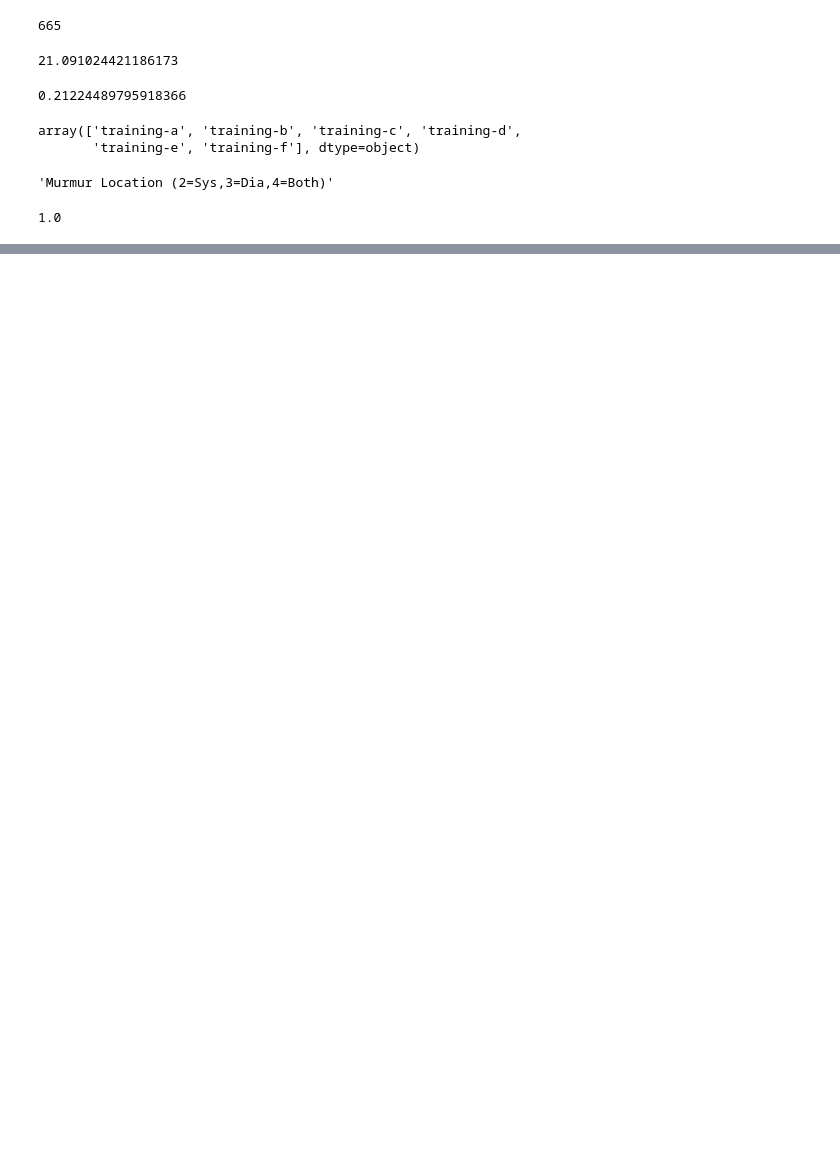
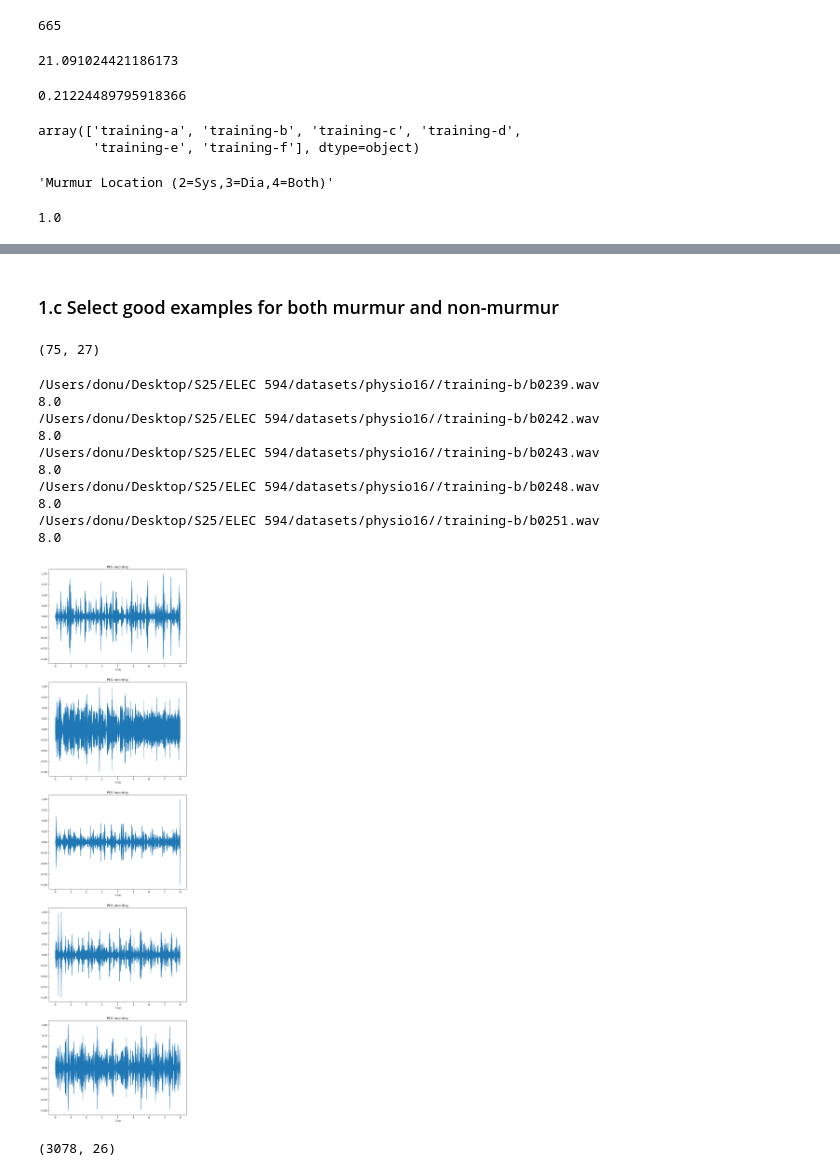
Before and after one commit to Rice-MECE-Capstone-Projects/Heart---Spring-2025, a Jupyter notebook: emmanuel-zerefa/physionet-exploration.ipynb, the cells around one changed output, grey strips where cells are left out. Drawn from its saved outputs; the diff is of its cells as text; code cells hidden in the pictures; blank space fills up the shorter version.

Commit message:
visualizations

```diff
--- a/emmanuel-zerefa/physionet-exploration.ipynb
+++ b/emmanuel-zerefa/physionet-exploration.ipynb
@@ -83,6 +85,8 @@ murmur_str # this tells you what the numbers mean. want to find where murmurs ar
 murmur_locs = physio16_data[murmur_str]>1 # ok this works
 # %%
 murmur_present = physio16_data.loc[murmur_locs] # there are definitely murmurs in these recordings
+murmur_present = murmur_present.reset_index()
+murmur_count = murmur_present.shape[0]
 # %%
 # proportion of murmur recordings that are associated with abnormal heartbeats
 np.sum(murmur_present[normal_str]==1)/np.sum(murmur_present[normal_str]!=0)
@@ -91,0 +115,48 @@ np.sum(murmur_present[normal_str]==1)/np.sum(murmur_present[normal_str]!=0)
+# %% [markdown]
+### 1.c Select good examples for both murmur and non-murmur
+# %%
+# want like, 3 good murmur and non-murmur recordings for visualization purposes
+# visualization here
+
+# from the other ipynb
+def load_from_filepath(filepath):
+    """
+    Load an audio file from a given file path and return the audio data and sample rate.
+    """
+    audio_data, sample_rate = librosa.load(filepath,sr=None)
+    return audio_data, sample_rate
+# %%
+murmur_present.shape
+# %% [output]
+(75, 27)
+# %%
+how_many_to_show=5
+what_idx_to_start =33
+fig, ax = plt.subplots(nrows=how_many_to_show, figsize=(10, 8*how_many_to_show))
+
+for rowidx,row in murmur_present.iterrows():
+  if what_idx_to_start<=rowidx<what_idx_to_start+how_many_to_show:
+    relidx = rowidx-what_idx_to_start
+    fname = murmur_present.iloc[rowidx]['Challenge record name']
+    subdir =  murmur_present.iloc[rowidx]['Database']
+    fpath = physio16_path+f'/{subdir}/{fname}.wav'
+    print(fpath)
+    data, sr = load_from_filepath(fpath)
+    print(len(data)/sr)
+    ax[relidx].set(title='PCG recording')
+    #ax[1].set(title='PCG+Noise')
+    librosa.display.waveshow(data,sr=sr,ax=ax[relidx])
+    #librosa.display.waveshow(composite,sr=target_freq,ax=ax[1])
+# they are all the exact same length?
+# %% [output]
+/Users/donu/Desktop/S25/ELEC 594/datasets/physio16//training-b/b0239.wav
+8.0
+/Users/donu/Desktop/S25/ELEC 594/datasets/physio16//training-b/b0242.wav
+8.0
+/Users/donu/Desktop/S25/ELEC 594/datasets/physio16//training-b/b0243.wav
+8.0
+/Users/donu/Desktop/S25/ELEC 594/datasets/physio16//training-b/b0248.wav
+8.0
+/Users/donu/Desktop/S25/ELEC 594/datasets/physio16//training-b/b0251.wav
+8.0
+[figure, added]
@@ -91,0 +167,4 @@ np.sum(murmur_present[normal_str]==1)/np.sum(murmur_present[normal_str]!=0)
+# %%
+normal_recordings.shape
+# %% [output]
+(3078, 26)
```
Also changed, not shown: parts of 7 cells of this notebook, 1 other file.
